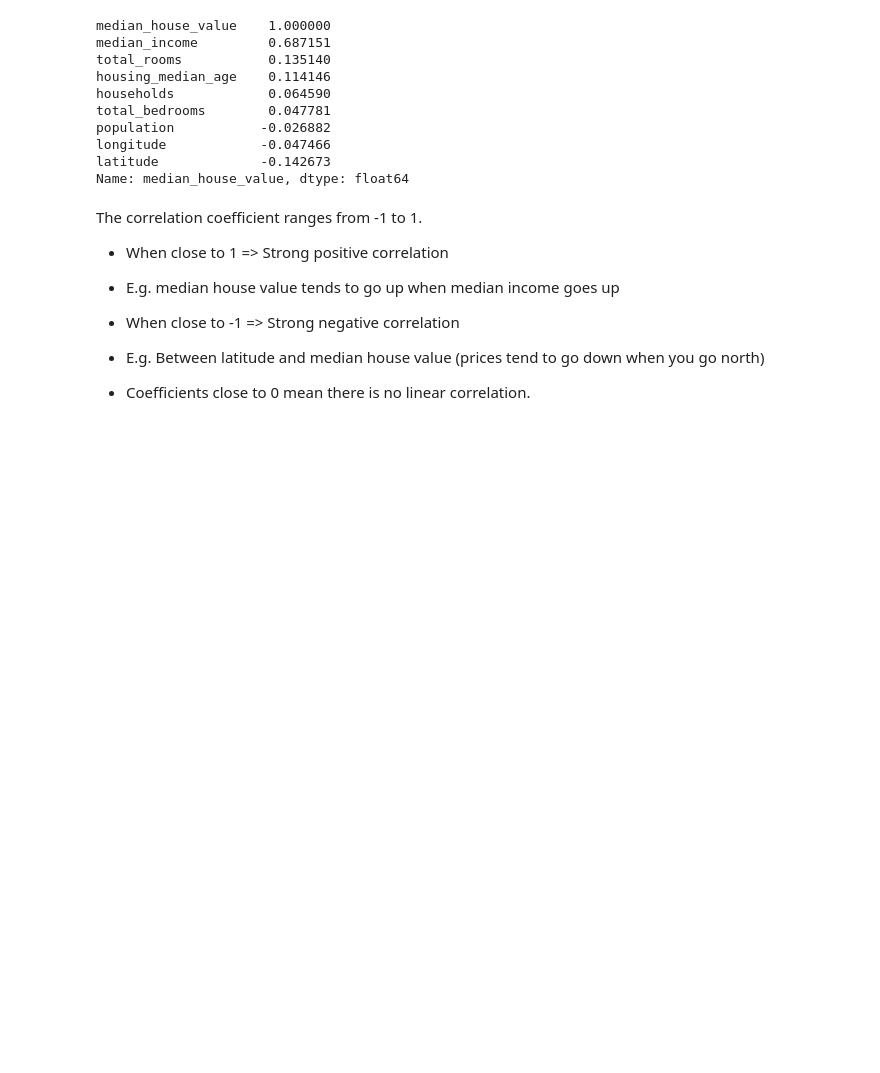
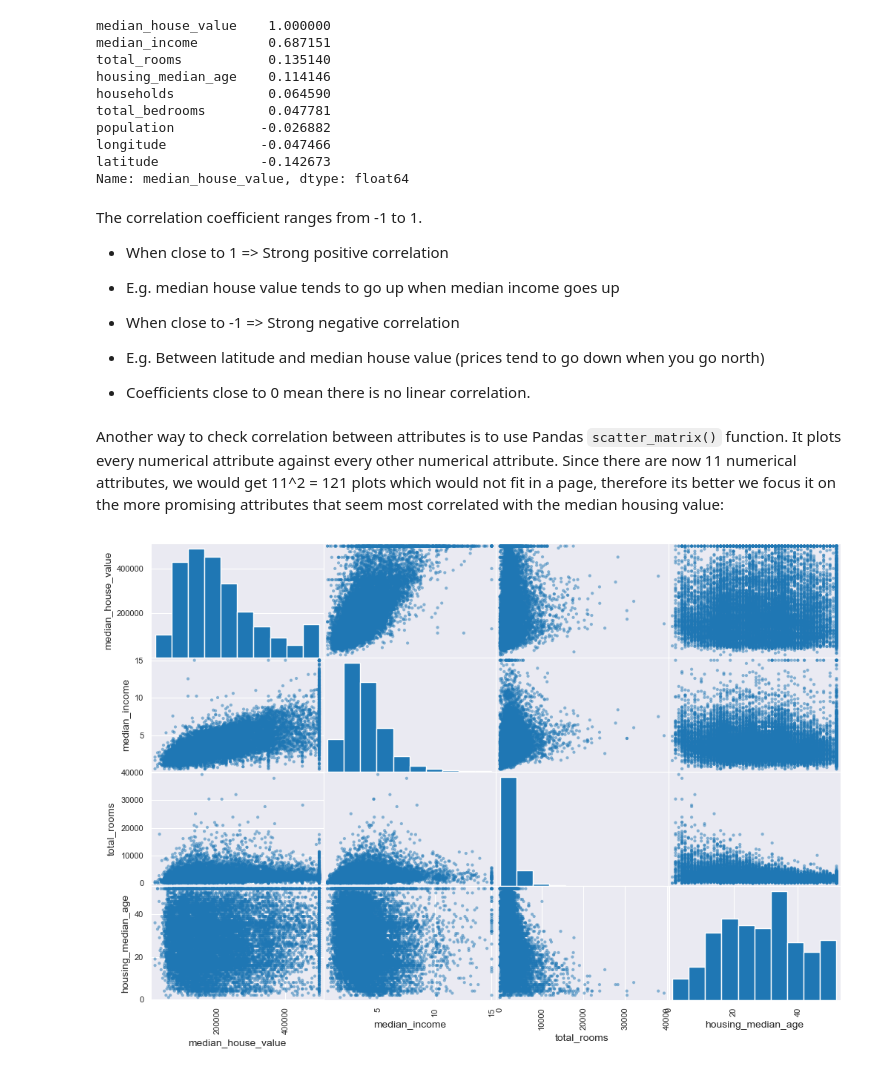
Before and after one commit to MartinOsmani/California-Housing-Dataset, a Jupyter notebook: Notebooks/main.ipynb, the cells around one changed output. Cells and saved outputs as stored; diff of their text form; code cells hidden in the pictures; blank space fills up the shorter version.

Commit message:
Finished Explore and Visualise DAta to gain Insights section. Will come back to this process after first prototype. Moving on to preparing the Data for Machine Learning Algorithms.

```diff
--- a/Notebooks/main.ipynb
+++ b/Notebooks/main.ipynb
@@ -261,3 +261,16 @@ The correlation coefficient ranges from -1 to 1.
 - When close to -1 => Strong negative correlation
 *  E.g. Between latitude and median house value (prices tend to go down when you go north)
 - Coefficients close to 0 mean there is no linear correlation.
+# %% [markdown]
+Another way to check correlation between attributes is to use Pandas <code>scatter_matrix()</code> function.
+It plots every numerical attribute against every other numerical attribute.
+Since there are now 11 numerical attributes, we would get 11^2 = 121 plots which would not fit in a page, therefore its better we focus it on the more promising attributes that seem most correlated with the median housing value:
+# %%
+from pandas.plotting import scatter_matrix
+
+attributes = ["median_house_value", "median_income", "total_rooms",
+              "housing_median_age"]
+scatter_matrix(data[attributes], figsize=(12, 8))
+plt.show()
+# %% [output]
+[figure, added]
```
Also changed, not shown: parts of 10 cells of this notebook.
